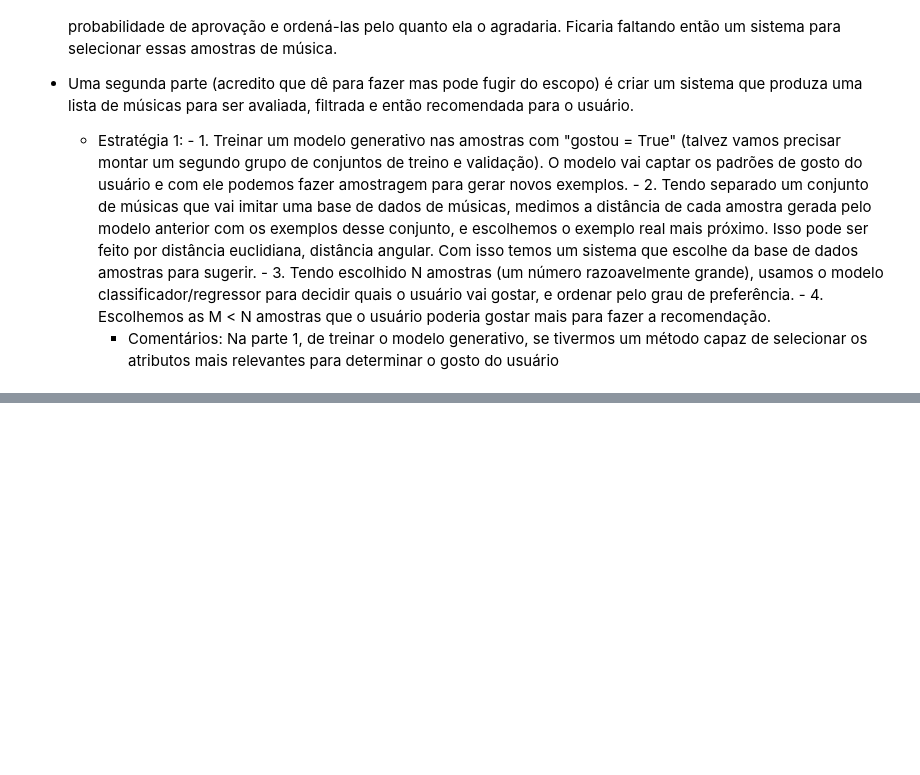
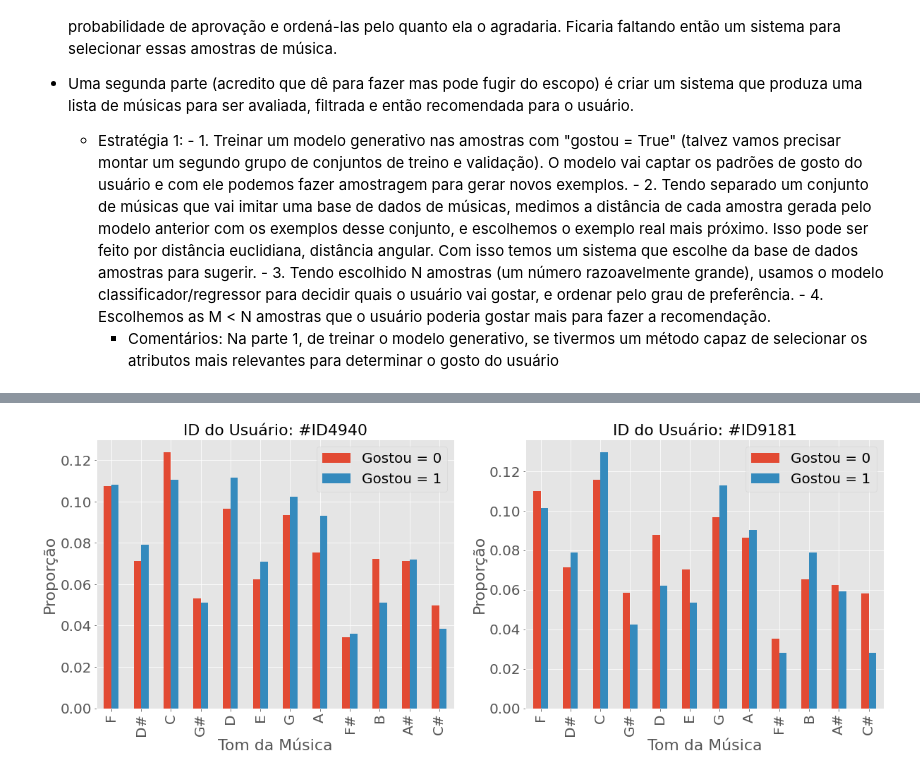
Before and after one commit to PauloRodriguesJr/Projeto_AM_3Q21, a Jupyter notebook: Análise Exploratória.ipynb, the cells around one changed output, grey strips where cells are left out. Saved outputs shown, nothing was run; the diff lists cells and outputs as text; code cells hidden in the pictures; blank space fills up the shorter version.

```diff
--- a/Análise Exploratória.ipynb
+++ b/Análise Exploratória.ipynb
@@ -366,0 +556,43 @@ Isso pode ser refeito para o outro usuário.
+# %%
+fig, ax = plt.subplots(ncols = 2, figsize = (20, 7))
+fig.subplots_adjust(wspace = 0.2)
+
+USER = '#ID4940'
+user_data = get_user_data(USER, raw_data)
+user_data_liked = user_data[user_data['gostou'] == 1]
+user_data_disliked = user_data[user_data['gostou'] == 0]
+
+modos = user_data['modo'].unique()
+
+modes_disliked = {modo: (user_data_disliked['modo'] == modo).sum() / len(user_data_disliked) for modo in modos}
+modes_liked    = {modo: (user_data_liked['modo'] == modo).sum() / len(user_data_liked) for modo in modos}
+df = pd.DataFrame({"Gostou = 0": modes_disliked.values(), "Gostou = 1": modes_liked.values()}, index = modos).drop('K')
+
+df.plot(kind = 'bar', ax = ax[0])
+
+ax[0].set_ylabel("Proporção", fontsize = 22)
+ax[0].set_xlabel("Tom da Música", fontsize = 22)
+ax[0].set_title(f"ID do Usuário: {USER}", fontsize = 22)
+ax[0].legend(prop = {'size': 20})
+ax[0].tick_params(axis='both', which='major', labelsize=20)
+
+USER = '#ID9181'
+user_data = get_user_data(USER, raw_data)
+user_data_liked = user_data[user_data['gostou'] == 1]
+user_data_disliked = user_data[user_data['gostou'] == 0]
+
+modes_disliked = {modo: (user_data_disliked['modo'] == modo).sum() / len(user_data_disliked) for modo in modos}
+modes_liked    = {modo: (user_data_liked['modo'] == modo).sum() / len(user_data_liked) for modo in modos}
+df = pd.DataFrame({"Gostou = 0": modes_disliked.values(), "Gostou = 1": modes_liked.values()}, index = modos).drop('K')
+
+df.plot(kind = 'bar', ax = ax[1])
+
+ax[1].set_ylabel("Proporção", fontsize = 22)
+ax[1].set_xlabel("Tom da Música", fontsize = 22)
+ax[1].set_title(f"ID do Usuário: {USER}", fontsize = 22)
+ax[1].legend(prop = {'size': 20})
+ax[1].tick_params(axis='both', which='major', labelsize=20)
+
+fig.savefig("hist_tom_da_musica.png", bbox_inches = 'tight')
+# %% [output]
+[figure, added]
```
Also changed, not shown: parts of 27 cells of this notebook, 6 other files.
